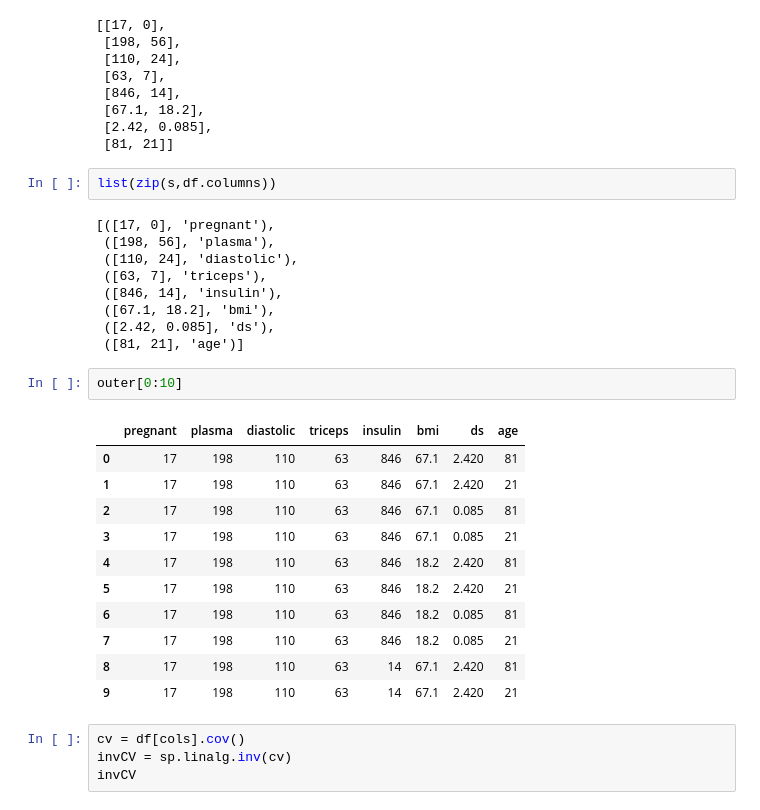
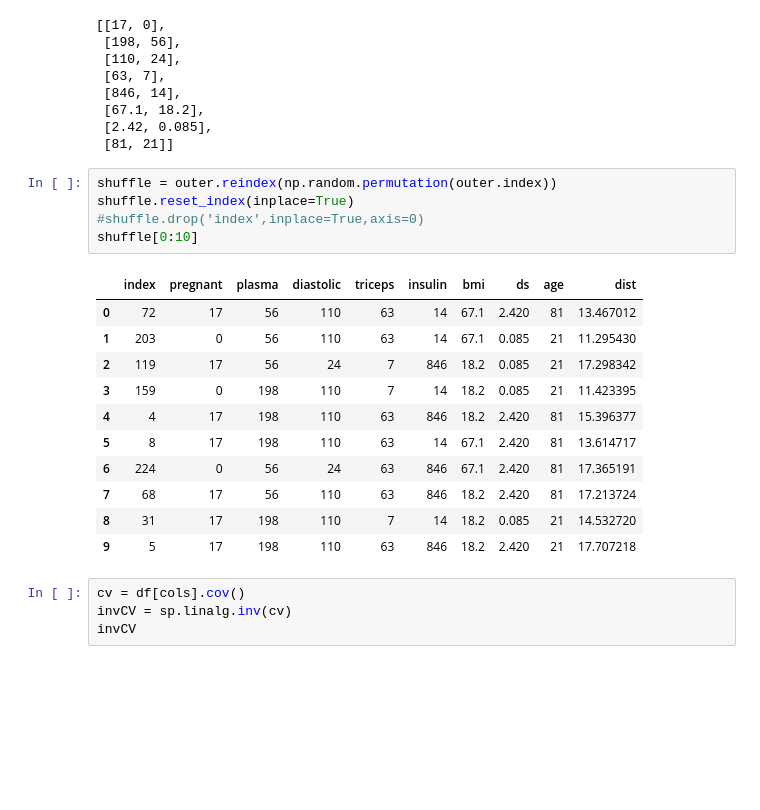
Before and after one commit to jeffheaton/present, a Jupyter notebook: enough_data/howMuchData.ipynb, the cells around one changed output. Drawn from its saved outputs; the diff is of its cells as text; blank space fills up the shorter version.

```diff
--- a/enough_data/howMuchData.ipynb
+++ b/enough_data/howMuchData.ipynb
@@ -496,31 +507,23 @@ s
  [67.1, 18.2],
  [2.42, 0.085],
  [81, 21]]
-# %%
-list(zip(s,df.columns))
-# %% [output]
-[([17, 0], 'pregnant'),
- ([198, 56], 'plasma'),
- ([110, 24], 'diastolic'),
- ([63, 7], 'triceps'),
- ([846, 14], 'insulin'),
- ([67.1, 18.2], 'bmi'),
- ([2.42, 0.085], 'ds'),
- ([81, 21], 'age')]
-# %%
-outer[0:10]
-# %% [output]
-|  | pregnant | plasma | diastolic | triceps | insulin | bmi | ds | age |
-| 0 | 17 | 198 | 110 | 63 | 846 | 67.1 | 2.420 | 81 |
-| 1 | 17 | 198 | 110 | 63 | 846 | 67.1 | 2.420 | 21 |
-| 2 | 17 | 198 | 110 | 63 | 846 | 67.1 | 0.085 | 81 |
-| 3 | 17 | 198 | 110 | 63 | 846 | 67.1 | 0.085 | 21 |
-| 4 | 17 | 198 | 110 | 63 | 846 | 18.2 | 2.420 | 81 |
-| 5 | 17 | 198 | 110 | 63 | 846 | 18.2 | 2.420 | 21 |
-| 6 | 17 | 198 | 110 | 63 | 846 | 18.2 | 0.085 | 81 |
-| 7 | 17 | 198 | 110 | 63 | 846 | 18.2 | 0.085 | 21 |
-| 8 | 17 | 198 | 110 | 63 | 14 | 67.1 | 2.420 | 81 |
-| 9 | 17 | 198 | 110 | 63 | 14 | 67.1 | 2.420 | 21 |
+# %%
+shuffle = outer.reindex(np.random.permutation(outer.index))
+shuffle.reset_index(inplace=True)
+#shuffle.drop('index',inplace=True,axis=0)
+shuffle[0:10]
+# %% [output]
+|  | index | pregnant | plasma | diastolic | triceps | insulin | bmi | ds | age | dist |
+| 0 | 72 | 17 | 56 | 110 | 63 | 14 | 67.1 | 2.420 | 81 | 13.467012 |
+| 1 | 203 | 0 | 56 | 110 | 63 | 14 | 67.1 | 0.085 | 21 | 11.295430 |
+| 2 | 119 | 17 | 56 | 24 | 7 | 846 | 18.2 | 0.085 | 21 | 17.298342 |
+| 3 | 159 | 0 | 198 | 110 | 7 | 14 | 18.2 | 0.085 | 21 | 11.423395 |
+| 4 | 4 | 17 | 198 | 110 | 63 | 846 | 18.2 | 2.420 | 81 | 15.396377 |
+| 5 | 8 | 17 | 198 | 110 | 63 | 14 | 67.1 | 2.420 | 81 | 13.614717 |
+| 6 | 224 | 0 | 56 | 24 | 63 | 846 | 67.1 | 2.420 | 81 | 17.365191 |
+| 7 | 68 | 17 | 56 | 110 | 63 | 846 | 18.2 | 2.420 | 81 | 17.213724 |
+| 8 | 31 | 17 | 198 | 110 | 7 | 14 | 18.2 | 0.085 | 21 | 14.532720 |
+| 9 | 5 | 17 | 198 | 110 | 63 | 846 | 18.2 | 2.420 | 21 | 17.707218 |
 # %%
 cv = df[cols].cov()
 invCV = sp.linalg.inv(cv)
```
Also changed, not shown: parts of 7 cells of this notebook, 4 other files.
